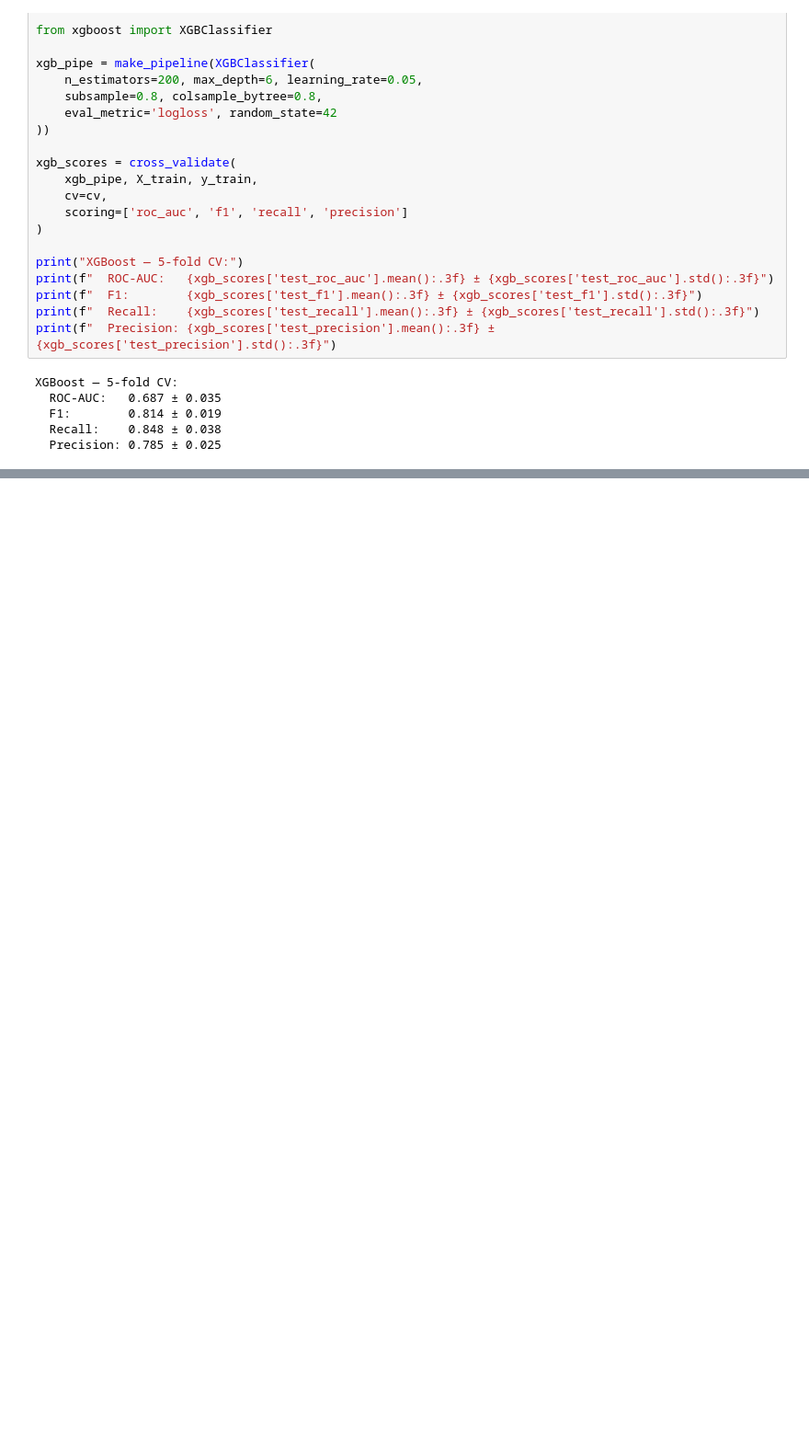
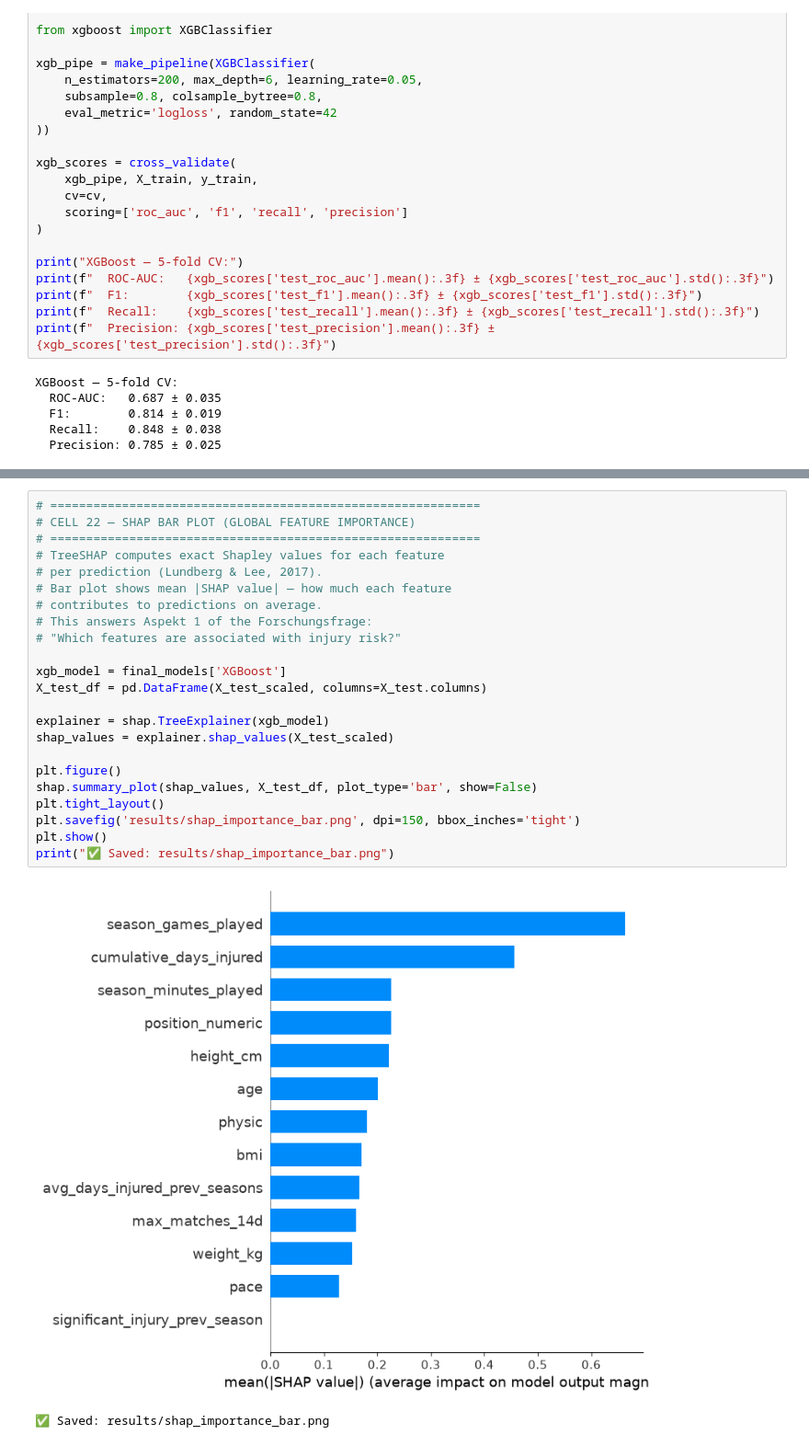
Before and after one commit to Jerrin-Jose/Bachelor-Thesis, a Jupyter notebook: thesis_pipeline.ipynb, the cells around one changed output, grey strips where cells are left out. Shown at 92% size. Saved outputs shown, nothing was run; the diff lists cells and outputs as text; blank space fills up the shorter version.

```diff
--- a/thesis_pipeline.ipynb
+++ b/thesis_pipeline.ipynb
@@ -701,0 +825,26 @@ XGBoost — 5-fold CV:
+# %%
+# ============================================================
+# CELL 22 — SHAP BAR PLOT (GLOBAL FEATURE IMPORTANCE)
+# ============================================================
+# TreeSHAP computes exact Shapley values for each feature
+# per prediction (Lundberg & Lee, 2017).
+# Bar plot shows mean |SHAP value| — how much each feature
+# contributes to predictions on average.
+# This answers Aspekt 1 of the Forschungsfrage:
+# "Which features are associated with injury risk?"
+
+xgb_model = final_models['XGBoost']
+X_test_df = pd.DataFrame(X_test_scaled, columns=X_test.columns)
+
+explainer = shap.TreeExplainer(xgb_model)
+shap_values = explainer.shap_values(X_test_scaled)
+
+plt.figure()
+shap.summary_plot(shap_values, X_test_df, plot_type='bar', show=False)
+plt.tight_layout()
+plt.savefig('results/shap_importance_bar.png', dpi=150, bbox_inches='tight')
+plt.show()
+print("✅ Saved: results/shap_importance_bar.png")
+# %% [output]
+[figure, added]
+✅ Saved: results/shap_importance_bar.png
```
Also changed, not shown: parts of 5 cells of this notebook, 6 other files.
